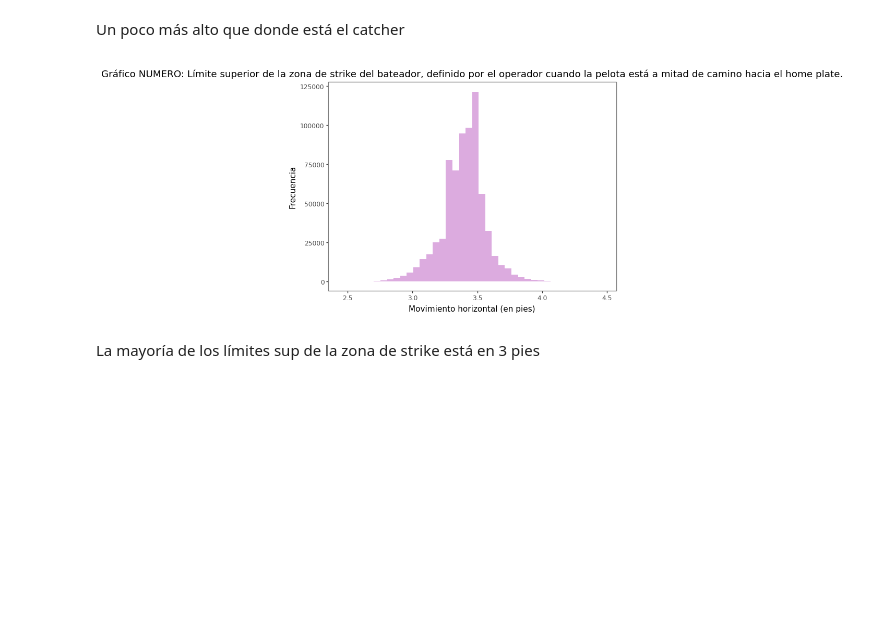
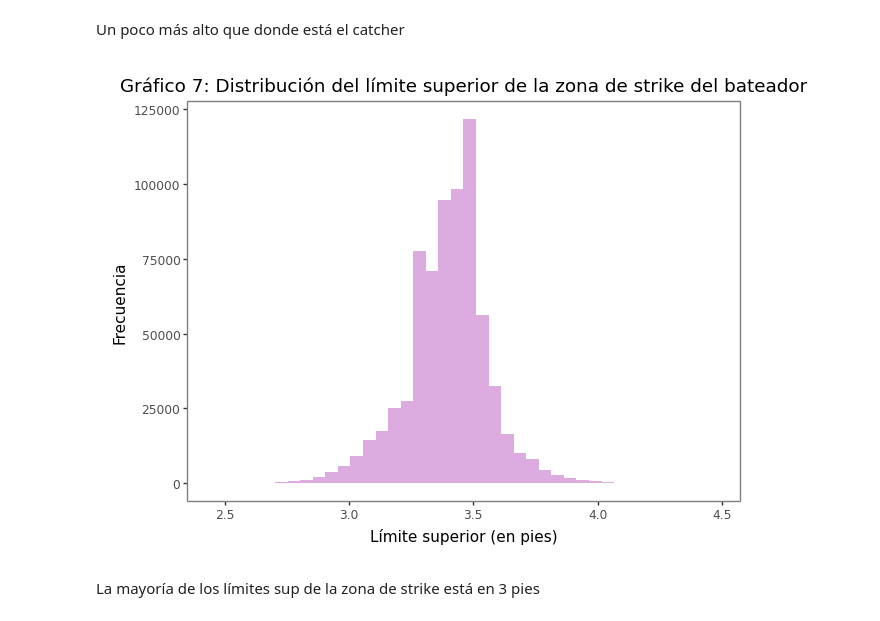
Before and after one commit to luciacordoba14/PythonTP2, a Jupyter notebook: Analisis Descriptivo.ipynb, the cells around one changed output. Drawn from its saved outputs; the diff is of its cells as text; code cells hidden in the pictures; blank space fills up the shorter version.

```diff
--- a/Analisis Descriptivo.ipynb
+++ b/Analisis Descriptivo.ipynb
@@ -335,26 +339,25 @@ la mayoría pasa bien por el centro
 Un poco más alto que donde está el catcher
 # %%
 (
-    ggplot(datos_temporada1)
-    + geom_histogram(aes(x = "sz_top"),
+    ggplot(datos_temporada1) +
+    geom_histogram(aes(x = "sz_top"),
                         bins = 40,
-                        fill = "#DCABDF")
-    +
+                        fill = "#DCABDF") +
     labs(
-        x = "Movimiento horizontal (en pies)",
+        x = "Límite superior (en pies)",
         y = "Frecuencia",
-        title = "Gráfico NUMERO: Límite superior de la zona de strike del bateador, definido por el operador cuando la pelota está a mitad de camino hacia el home plate."
+        title = "Gráfico 7: Distribución del límite superior de la zona de strike del bateador"
     ) +
     theme_bw() +
     theme(
         panel_grid_minor = element_blank(),
         panel_grid_major = element_blank(),
         panel_background = element_blank()
     )
 
 )
 # %% [output]
-[figure, old version]
+[figure, new version]
 # %% [markdown]
 La mayoría de los límites sup de la zona de strike está en 3 pies
 # %%
```
Also changed, not shown: parts of 23 cells of this notebook.
